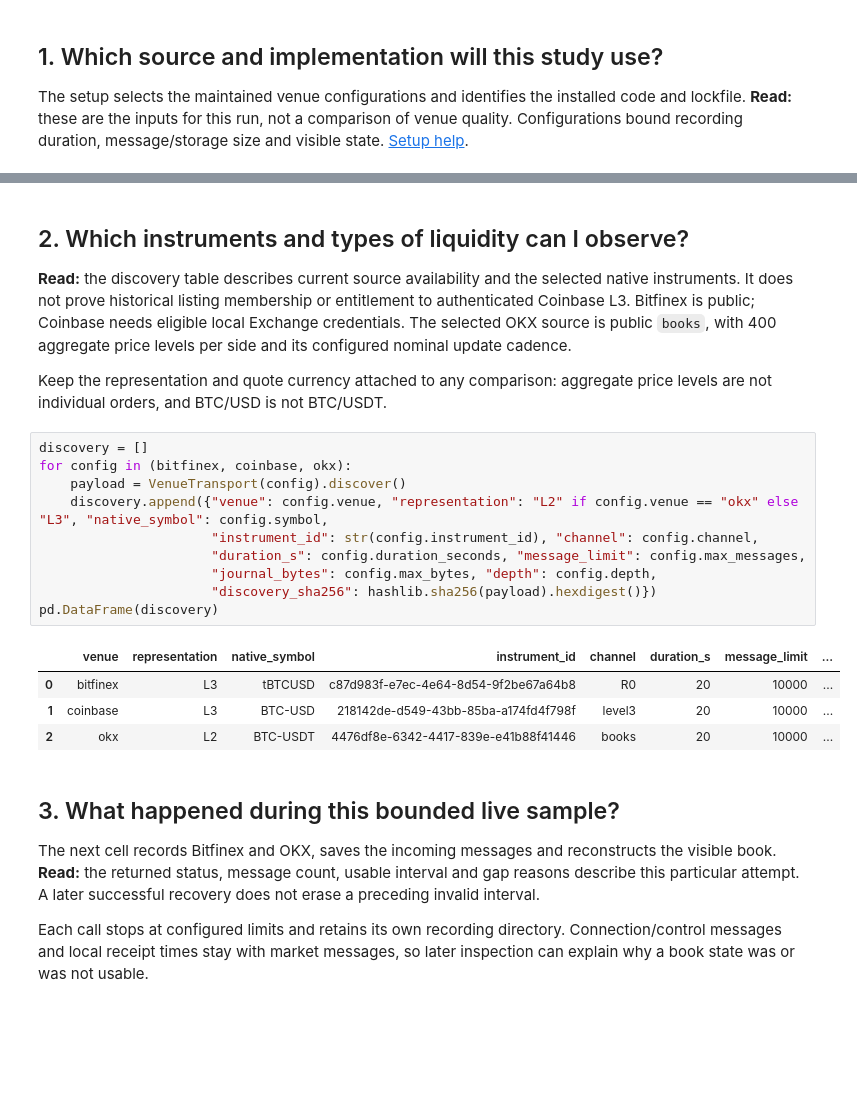
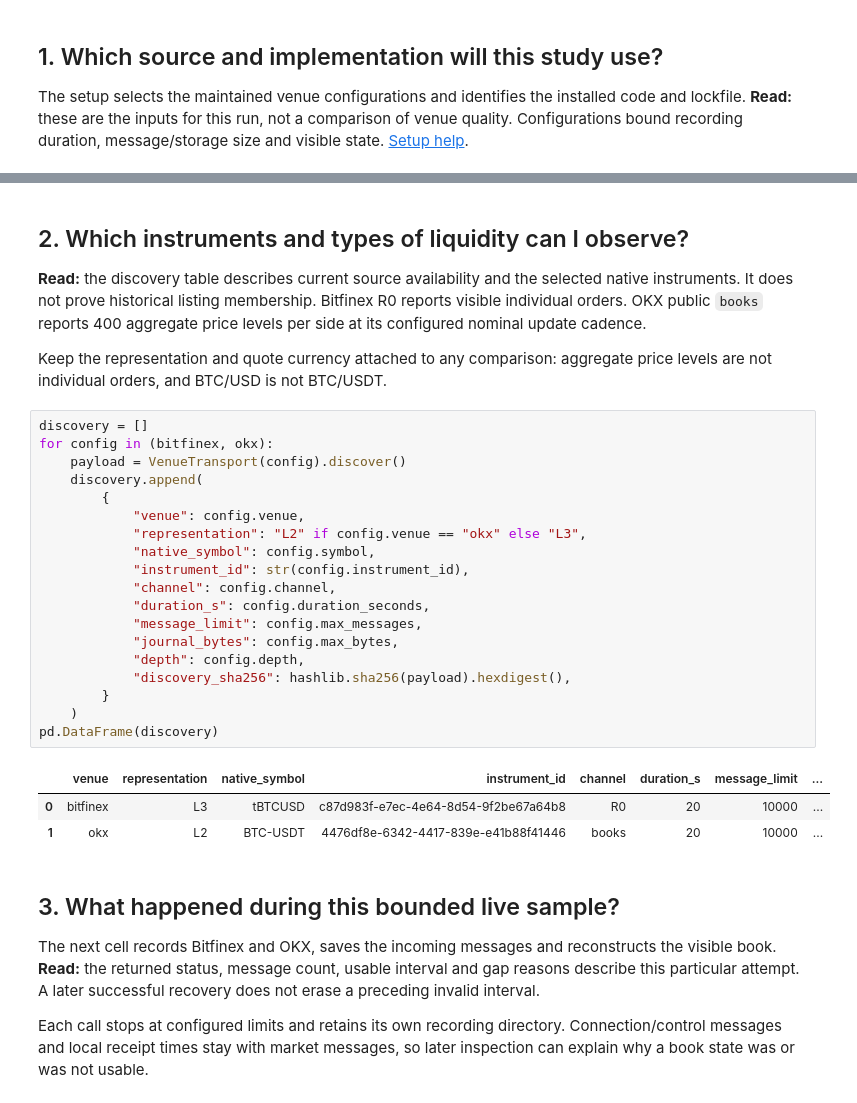
Before and after one commit to lixuanguang/alpha-research-lab-private, a Jupyter notebook: examples/market-data-capture.ipynb, the cells around one changed output, grey strips where cells are left out. Saved outputs shown, nothing was run; the diff lists cells and outputs as text; blank space fills up the shorter version.

Commit message:
Migrate research notebooks to public OKX and Bitfinex books

```diff
--- a/examples/market-data-capture.ipynb
+++ b/examples/market-data-capture.ipynb
@@ -80,28 +84,35 @@ pd.DataFrame([{"python": sys.version.split()[0], "package": alpha_research.__fil
 ## 2. Which instruments and types of liquidity can I observe?
 
 **Read:** the discovery table describes current source availability and the selected
-native instruments. It does not prove historical listing membership or entitlement
-to authenticated Coinbase L3. Bitfinex is public; Coinbase needs eligible local
-Exchange credentials. The selected OKX source is public `books`, with 400 aggregate
-price levels per side and its configured nominal update cadence.
+native instruments. It does not prove historical listing membership. Bitfinex R0
+reports visible individual orders. OKX public `books` reports 400 aggregate price
+levels per side at its configured nominal update cadence.
 
 Keep the representation and quote currency attached to any comparison: aggregate
 price levels are not individual orders, and BTC/USD is not BTC/USDT.
 # %%
 discovery = []
-for config in (bitfinex, coinbase, okx):
+for config in (bitfinex, okx):
     payload = VenueTransport(config).discover()
-    discovery.append({"venue": config.venue, "representation": "L2" if config.venue == "okx" else "L3", "native_symbol": config.symbol,
-                      "instrument_id": str(config.instrument_id), "channel": config.channel,
-                      "duration_s": config.duration_seconds, "message_limit": config.max_messages,
-                      "journal_bytes": config.max_bytes, "depth": config.depth,
-                      "discovery_sha256": hashlib.sha256(payload).hexdigest()})
+    discovery.append(
+        {
+            "venue": config.venue,
+            "representation": "L2" if config.venue == "okx" else "L3",
+            "native_symbol": config.symbol,
+            "instrument_id": str(config.instrument_id),
+            "channel": config.channel,
+            "duration_s": config.duration_seconds,
+            "message_limit": config.max_messages,
+            "journal_bytes": config.max_bytes,
+            "depth": config.depth,
+            "discovery_sha256": hashlib.sha256(payload).hexdigest(),
+        }
+    )
 pd.DataFrame(discovery)
 # %% [output]
 |  | venue | representation | native_symbol | instrument_id | channel | duration_s | message_limit | ... |
 | 0 | bitfinex | L3 | tBTCUSD | c87d983f-e7ec-4e64-8d54-9f2be67a64b8 | R0 | 20 | 10000 | ... |
-| 1 | coinbase | L3 | BTC-USD | 218142de-d549-43bb-85ba-a174fd4f798f | level3 | 20 | 10000 | ... |
-| 2 | okx | L2 | BTC-USDT | 4476df8e-6342-4417-839e-e41b88f41446 | books | 20 | 10000 | ... |
+| 1 | okx | L2 | BTC-USDT | 4476df8e-6342-4417-839e-e41b88f41446 | books | 20 | 10000 | ... |
 # %% [markdown]
 ## 3. What happened during this bounded live sample?
 
```
Also changed, not shown: parts of 20 cells of this notebook, 8 other files.
